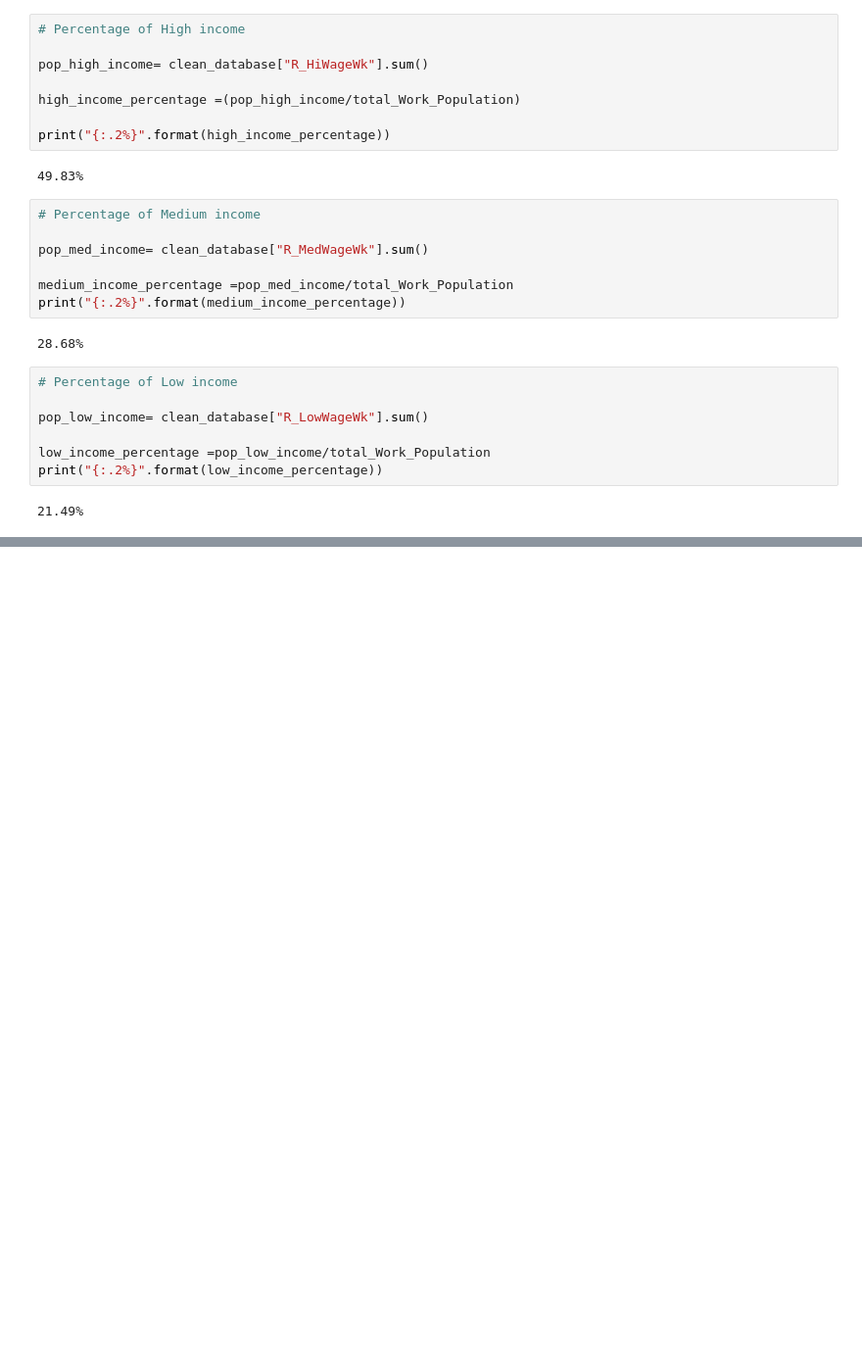
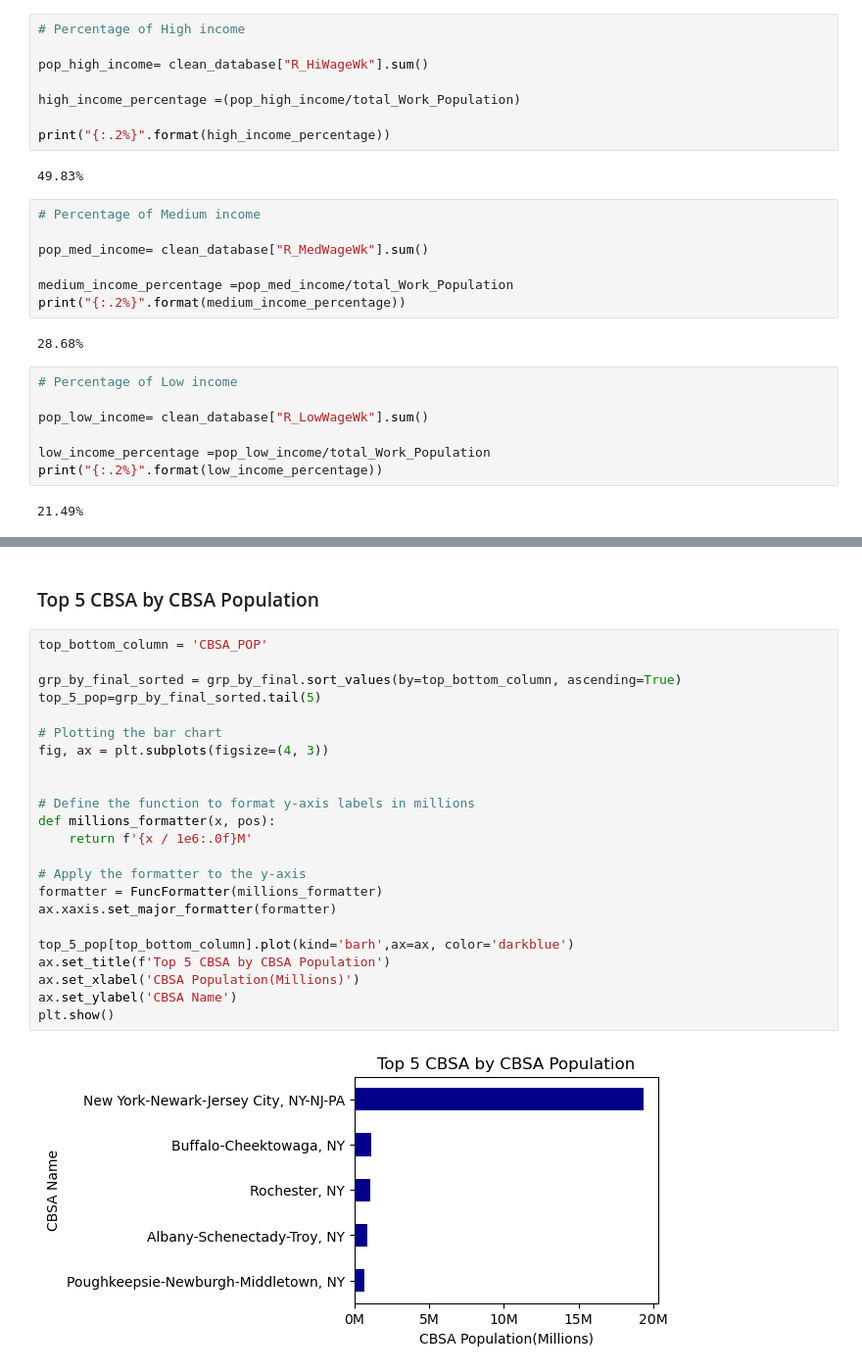
Before and after one commit to fgsalomao/Study---Immigrant-housing-by-class, a Jupyter notebook: NY-walkability.ipynb, the cells around one changed output, grey strips where cells are left out. Shown at 98% size. Cells and saved outputs as stored; diff of their text form; blank space fills up the shorter version.

```diff
--- a/NY-walkability.ipynb
+++ b/NY-walkability.ipynb
@@ -317,0 +392,27 @@ NY_summary
+# %% [markdown]
+### Top 5 CBSA by CBSA Population
+# %%
+top_bottom_column = 'CBSA_POP'
+
+grp_by_final_sorted = grp_by_final.sort_values(by=top_bottom_column, ascending=True)
+top_5_pop=grp_by_final_sorted.tail(5)
+
+# Plotting the bar chart
+fig, ax = plt.subplots(figsize=(4, 3))
+
+
+# Define the function to format y-axis labels in millions
+def millions_formatter(x, pos):
+    return f'{x / 1e6:.0f}M'
+
+# Apply the formatter to the y-axis
+formatter = FuncFormatter(millions_formatter)
+ax.xaxis.set_major_formatter(formatter)
+
+top_5_pop[top_bottom_column].plot(kind='barh',ax=ax, color='darkblue')
+ax.set_title(f'Top 5 CBSA by CBSA Population')
+ax.set_xlabel('CBSA Population(Millions)')
+ax.set_ylabel('CBSA Name')
+plt.show()
+# %% [output]
+[figure, added]
```
Also changed, not shown: parts of 18 cells of this notebook, 1 other file.
